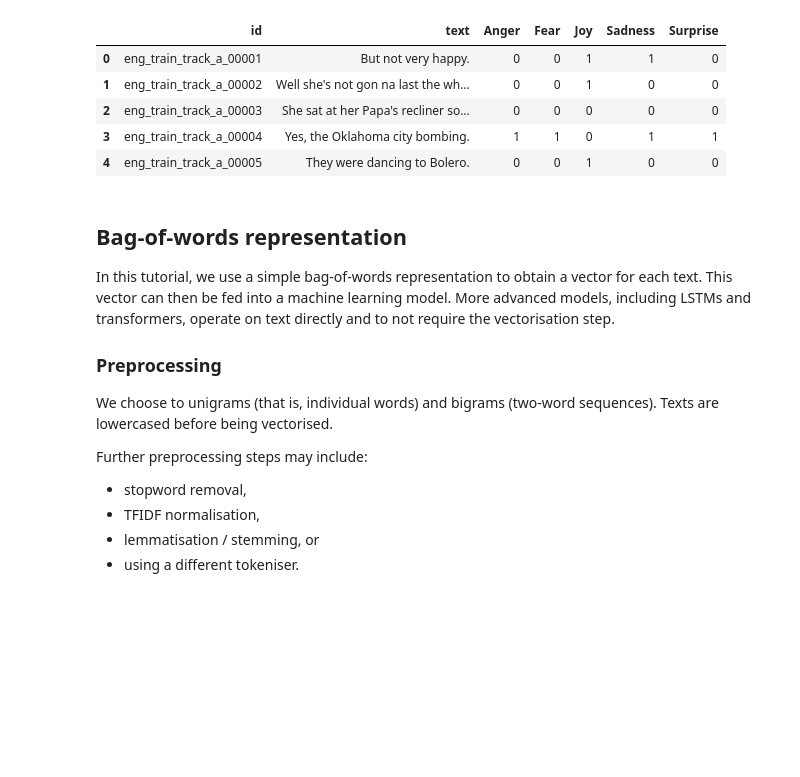
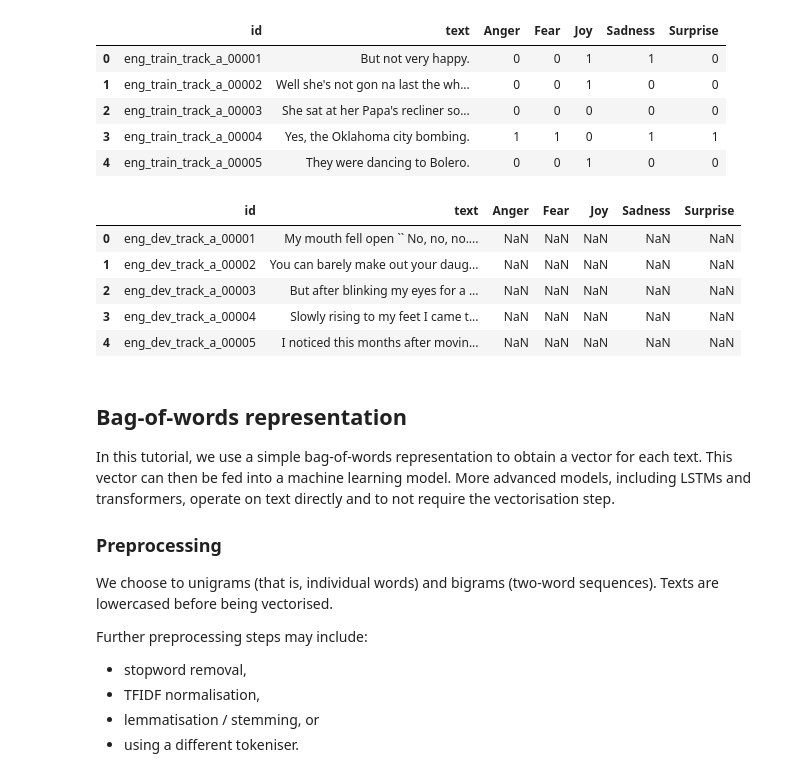
Before and after one commit to angelinewang/semeval-task-11-track-a, a Jupyter notebook: baseline.ipynb, the cells around one changed output. Saved outputs shown, nothing was run; the diff lists cells and outputs as text; code cells hidden in the pictures; blank space fills up the shorter version.

Commit message:
Create CSV on val for track A, and split to eval for train/test track A

```diff
--- a/baseline.ipynb
+++ b/baseline.ipynb
@@ -64,6 +64,15 @@ train.head()
 | 2 | eng_train_track_a_00003 | She sat at her Papa's recliner so... | 0 | 0 | 0 | 0 | 0 |
 | 3 | eng_train_track_a_00004 | Yes, the Oklahoma city bombing. | 1 | 1 | 0 | 1 | 1 |
 | 4 | eng_train_track_a_00005 | They were dancing to Bolero. | 0 | 0 | 1 | 0 | 0 |
+# %%
+val.head()
+# %% [output]
+|  | id | text | Anger | Fear | Joy | Sadness | Surprise |
+| 0 | eng_dev_track_a_00001 | My mouth fell open `` No, no, no.... | NaN | NaN | NaN | NaN | NaN |
+| 1 | eng_dev_track_a_00002 | You can barely make out your daug... | NaN | NaN | NaN | NaN | NaN |
+| 2 | eng_dev_track_a_00003 | But after blinking my eyes for a ... | NaN | NaN | NaN | NaN | NaN |
+| 3 | eng_dev_track_a_00004 | Slowly rising to my feet I came t... | NaN | NaN | NaN | NaN | NaN |
+| 4 | eng_dev_track_a_00005 | I noticed this months after movin... | NaN | NaN | NaN | NaN | NaN |
 # %% [markdown]
 ## Bag-of-words representation
 
```
Also changed, not shown: parts of 13 cells of this notebook, 3 other files.
